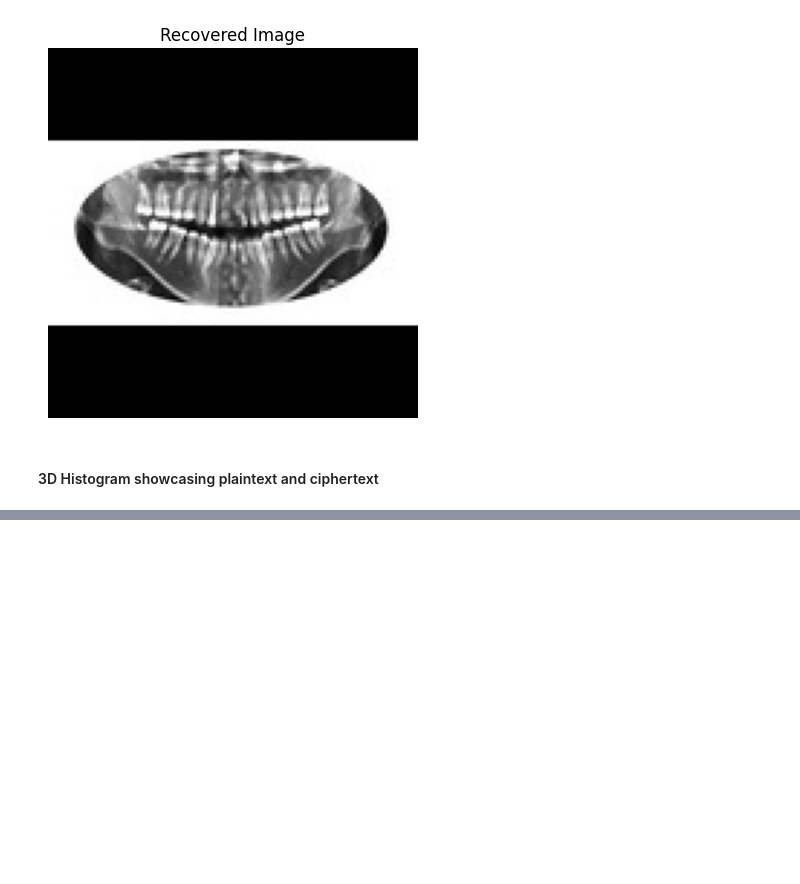
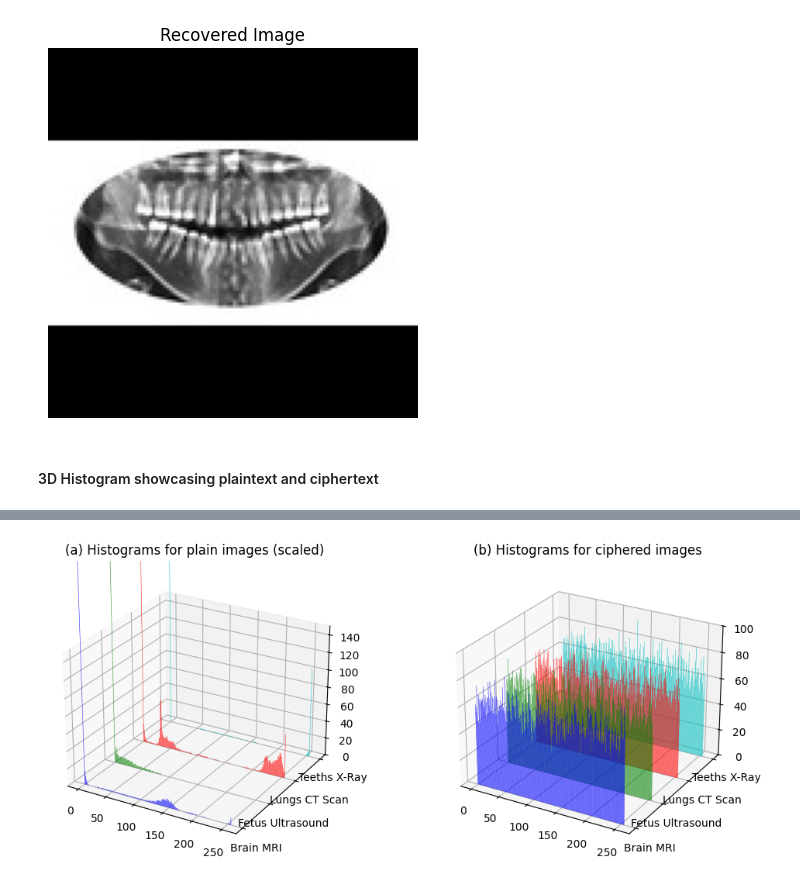
Before and after one commit to singhsrj/Deep-Learning-Based-Image-Encryption-System, a Jupyter notebook: Final_Enctption_decryption_algorithm/Master_file copy.ipynb, the cells around one changed output, grey strips where cells are left out. Saved outputs shown, nothing was run; the diff lists cells and outputs as text; code cells hidden in the pictures; blank space fills up the shorter version.

Commit message:
add histogram

```diff
--- a/Final_Enctption_decryption_algorithm/Master_file copy.ipynb
+++ b/Final_Enctption_decryption_algorithm/Master_file copy.ipynb
@@ -409,0 +393,59 @@ plt.show()
+# %%
+# ---------------------------------------------------
+# Compute histograms for plain images
+# ---------------------------------------------------
+plain_arrays = [image_array1, image_array2, image_array3, image_array4]
+plain_histograms = [
+    np.histogram(img.flatten(), bins=256, range=(0, 255))[0]
+    for img in plain_arrays
+]
+
+# Scale down plain histograms for clear visualization
+plain_histograms_scaled = [
+    (hist / hist.max() * 300).astype(int) for hist in plain_histograms
+]
+
+# ---------------------------------------------------
+# Compute histograms for ciphered images
+# ---------------------------------------------------
+cipher_arrays = [cipher_array1, cipher_array2, cipher_array3, cipher_array4]
+ciphered_histograms = [
+    np.histogram(carr.flatten(), bins=256, range=(0, 255))[0]
+    for carr in cipher_arrays
+]
+
+# ---------------------------------------------------
+# Create figure and 3D subplots
+# ---------------------------------------------------
+fig = plt.figure(figsize=(12, 5))
+
+# --- (a) Plain Images ---
+ax1 = fig.add_subplot(121, projection='3d')
+for i, (img, hist, color) in enumerate(zip(images, plain_histograms_scaled, colors)):
+    xs = bins
+    ys = np.full_like(xs, i)
+    ax1.bar(xs, hist, zs=i, zdir='y', color=color, alpha=0.8)
+
+ax1.set_title('(a) Histograms for plain images (scaled)')
+ax1.set_yticks(range(len(images)))
+ax1.set_yticklabels(images)
+ax1.view_init(elev=25, azim=-60)
+ax1.set_zlim(0, 150)  # ✅ limit vertical (frequency) axis to 0–100
+
+# --- (b) Ciphered Images ---
+ax2 = fig.add_subplot(122, projection='3d')
+for i, (img, hist, color) in enumerate(zip(images, ciphered_histograms, colors)):
+    xs = bins
+    ys = np.full_like(xs, i)
+    ax2.bar(xs, hist, zs=i, zdir='y', color=color, alpha=0.8)
+
+ax2.set_title('(b) Histograms for ciphered images')
+ax2.set_yticks(range(len(images)))
+ax2.set_yticklabels(images)
+ax2.view_init(elev=25, azim=-60)
+ax2.set_zlim(0, 100)  # ✅ same limit for consistent comparison
+
+plt.tight_layout()
+plt.show()
+# %% [output]
+[figure, added]
```
Also changed, not shown: parts of 3 cells of this notebook, 1 other file.
